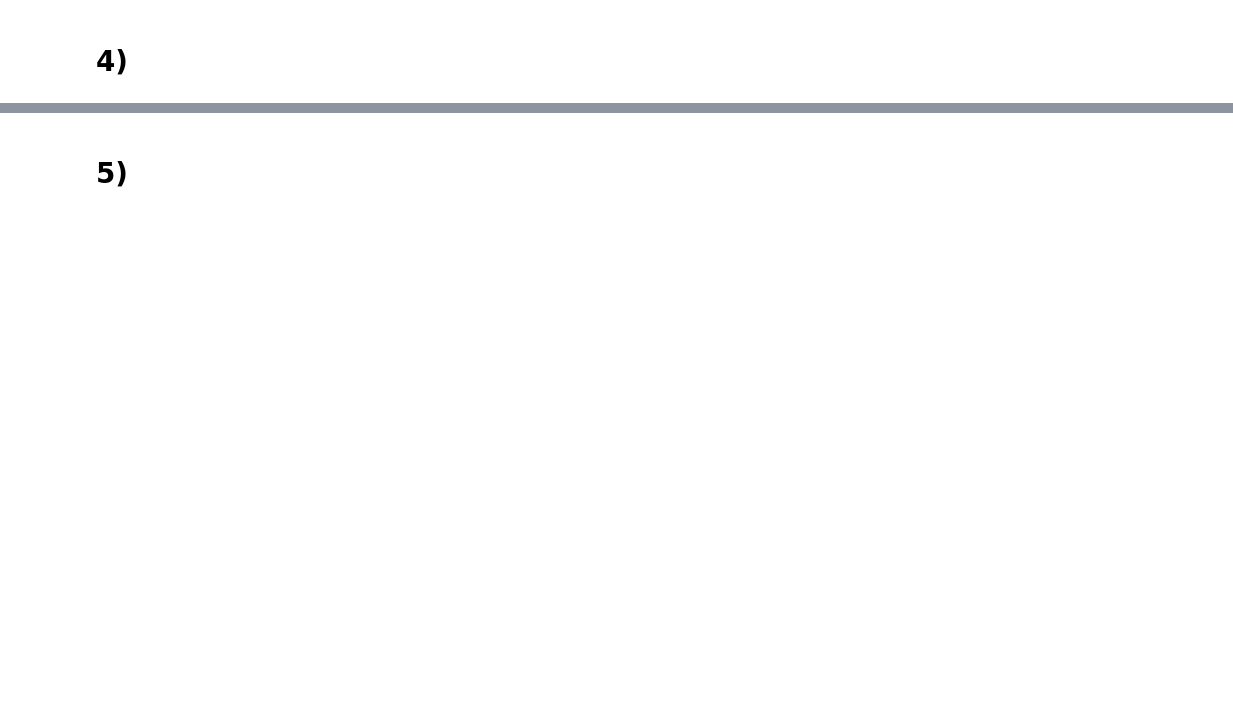
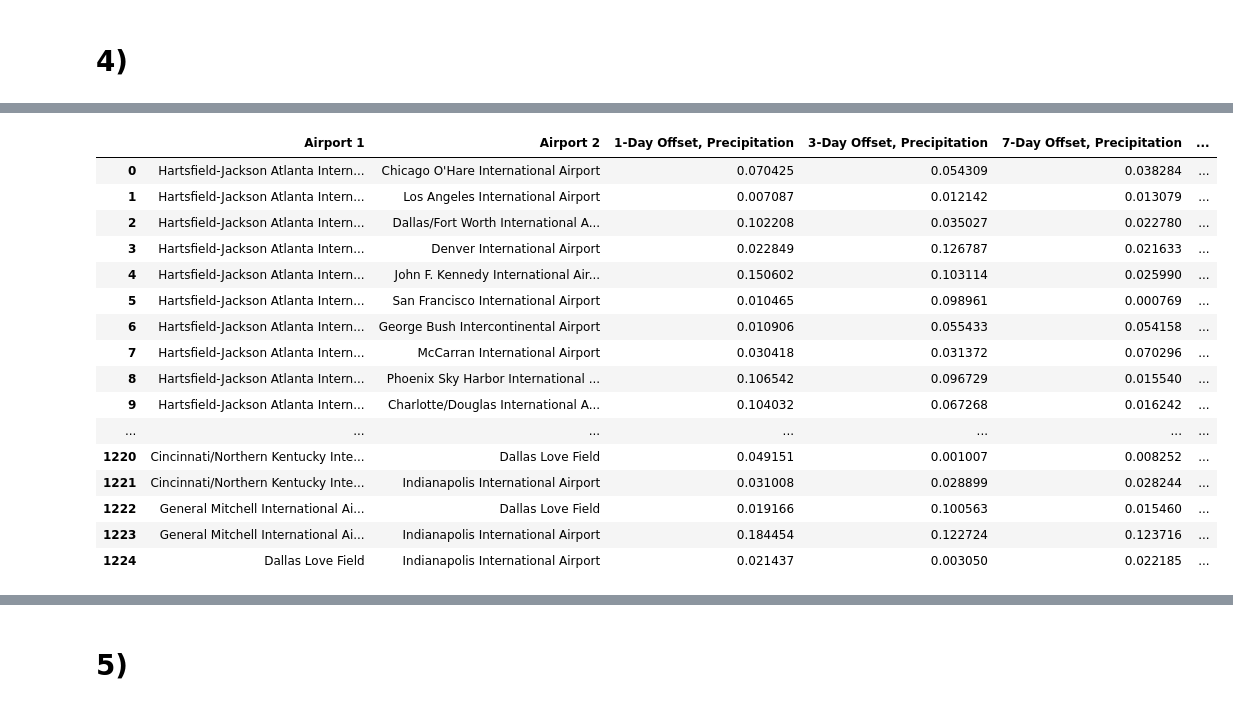
Before and after one commit to carinacheng/python-ay250-homework, a Jupyter notebook: hw5/hw_5_assignment.ipynb, the cells around one changed output, grey strips where cells are left out. Drawn from its saved outputs; the diff is of its cells as text; code cells hidden in the pictures; blank space fills up the shorter version.

```diff
--- a/hw5/hw_5_assignment.ipynb
+++ b/hw5/hw_5_assignment.ipynb
@@ -31,15 +31,15 @@ info_airports = '/Users/carinacheng/Desktop/Carina/UCBClasses/python-seminar/Hom
 df = pd.read_csv(info_airports, index_col='name') # index col is airport name
 names = df.index.tolist()
 
-# Populate table
+# Populate sqlite3 table which will contain airport names, cities, latitudes, and longitudes
 print('Top 50 Airports: \n')
 for aa,airport in enumerate(airports): # loop through top 50 airports
     try: # if airport names match exactly in both files
         lat = df.loc[airport]['latitude_deg'] # get latitude
         lon = df.loc[airport]['longitude_deg'] # get longitude
     except: # find closest matching airport name in second file
-        airport = airport.split('(')[0] # remove parentheticals in name
-        name = difflib.get_close_matches(airport,names)[0] # take closest matching airport name in second file
+        airport_short = airport.split('(')[0] # remove parentheticals in name
+        name = difflib.get_close_matches(airport_short,names)[0] # take closest matching airport name in second file
         lat = df.loc[name]['latitude_deg'] # get latitude
         lon = df.loc[name]['longitude_deg'] # get longitude
     print(str(aa+1)+'/'+str(len(airports))+': '+airport+' ('+cities[aa]+')')
@@ -47,13 +47,6 @@ for aa,airport in enumerate(airports): # loop through top 50 airports
     sql_cmd = ("INSERT INTO airports (name, city, latitude, longitude) VALUES " + str(data))
     cursor.execute(sql_cmd) # put data into table
 
-# Test query
-#sql_cmd = "SELECT * FROM airports WHERE latitude > 40" # query
-#cursor.execute(sql_cmd)
-#db_info = cursor.fetchall() # get all entries from the previous execution
-#for entry in db_info:
-#    print(entry)
-
 # Save and close
 connection.commit()
 connection.close()
@@ -133,25 +171,25 @@ connection.close()
 # %% [markdown]
 # 4)
 # %%
-def get_lat(a1,a2):
+def get_coord(a1,a2,key='longitude'):
     """
-    Extracts the latitude entries for two airports.
-        Inputs: a1 (airport 1), a2 (airport 2)
-        Outputs: lat1 (latitude 1), lat2 (latitude 2)
+    Extracts the latitude or longitude entries for two airportsy (given by key).
+        Inputs: a1 (airport 1), a2 (airport 2), key (latitude or longitude)
+        Outputs: data1, data2
     """
     try: # try single quotes around airport name
-        lat1 = cursor2.execute("SELECT latitude FROM airports WHERE name == '" + a1 + "'").fetchall()[0][0]
+        data1 = cursor2.execute("SELECT "+key+" FROM airports WHERE name == '" + a1 + "'").fetchall()[0][0]
     except: # if that doesn't work, try double quotes
-        lat1 = cursor2.execute('SELECT latitude FROM airports WHERE name == "' + a1 + '"').fetchall()[0][0]
+        data1 = cursor2.execute('SELECT '+key+' FROM airports WHERE name == "' + a1 + '"').fetchall()[0][0]
     try: # try single quotes around airport name
-        lat2 = cursor2.execute("SELECT latitude FROM airports WHERE name == '" + a2 + "'").fetchall()[0][0]
+        data2 = cursor2.execute("SELECT "+key+" FROM airports WHERE name == '" + a2 + "'").fetchall()[0][0]
     except: # if that doesn't work, try double quotes
-        lat2 = cursor2.execute('SELECT latitude FROM airports WHERE name == "' + a2 + '"').fetchall()[0][0]
-    return lat1,lat2
+        data2 = cursor2.execute('SELECT '+key+' FROM airports WHERE name == "' + a2 + '"').fetchall()[0][0]
+    return data1,data2
 
 def get_data(a1,a2,key='precipitation'):
     """
-    Extracts entries for two airports.
+    Extracts entries for two airports given by the key.
         Inputs: a1 (airport 1), a2 (airport 2), key (database key)
         Outputs: data1, data2
     """
@@ -178,16 +216,26 @@ def get_data(a1,a2,key='precipitation'):
 
 def compute_corr(a1,a2,offset=0):
     """
-    Computes correlation of precipitation and max temperature between two airports.
+    Computes the correlation of precipitation and max temperature between two airports.
         Inputs: a1 (airport1), a2 (airport2), offset (daily offset to compute correlation for)
         Outputs: corr_prec (correlation of precipitation), corr_temp (correlation of max temperature)
     """
-    lat1,lat2 = get_lat(a1,a2) # latitudes
+    lon1,lon2 = get_coord(a1,a2,key='longitude') # longitudes
     maxt1,maxt2 = get_data(a1,a2,key='max_temp') # max temps
     prec1,prec2 = get_data(a1,a2,key='precipitation') # precipitations
-    # figure out which dataset needs the offset
-    # apply offset
-    # compute correlation
+    if lon1 > lon2: # shift first airport data by offset (greater lontigude = more East = more delay in weather)
+        maxt1 = np.roll(maxt1,len(maxt1)-offset)
+        prec1 = np.roll(prec1,len(prec1)-offset)
+    else: # shift second airport data by offset
+        maxt2 = np.roll(maxt2,len(maxt2)-offset)
+        prec2 = np.roll(prec2,len(prec2)-offset)
+    changet1 = np.diff(maxt1) # daily differences
+    changet2 = np.diff(maxt2)
+    changep1 = np.diff(prec1)
+    changep2 = np.diff(prec2)
+    corr_t = np.corrcoef(changet1,changet2)[1][0]
+    corr_p = np.corrcoef(changep1,changep2)[1][0]
+    return np.abs(corr_p), np.abs(corr_t)
 
 # Connect to databases
 connection = sqlite3.connect("weather.db") # load database
@@ -195,8 +243,19 @@ cursor = connection.cursor()
 connection2 = sqlite3.connect("airports.db") # load database
 cursor2 = connection2.cursor()
 
-# Loop through all airport pairs
-stop = 3 # remove this later
-for aa,a1 in enumerate(airports[:stop]): # loop through airports
-    for a2 in airports[aa+1:stop]: # loop through all other airports to find pairs
-        corr = compute_corr(a1,a2,offset=1) # 1-day offset
+# Make pandas dataframe
+corr_table = pd.DataFrame(columns=["Airport 1","Airport 2","1-Day Offset, Precipitation","3-Day Offset, Precipitation",
+                                  "7-Day Offset, Precipitation","1-Day Offset, Max Temp","3-Day Offset, Max Temp",
+                                  "7-Day Offset, Max Temp"])
+
+# Loop through all airport pairs and populate dataframe
+for aa,a1 in enumerate(airports):
+    for a2 in airports[aa+1:]:
+        corr_p_1,corr_t_1 = compute_corr(a1,a2,offset=1) # 1-day offset
+        corr_p_3,corr_t_3 = compute_corr(a1,a2,offset=3) # 3-day offset
+        corr_p_7,corr_t_7 = compute_corr(a1,a2,offset=7) # 7-day offset
+        corr_table.loc[len(corr_table)] = (a1,a2,corr_p_1,corr_p_3,corr_p_7,corr_t_1,corr_t_3,corr_t_7) # save to table
+
+print("Correlation strengths between every pair of airports for daily changes of precipitation and maximum temperature, for 1,3, and 7 day offsets: \n")
+corr_table # show table
+# %% [output]
@@ -202,0 +263,17 @@ for aa,a1 in enumerate(airports[:stop]): # loop through airports
+|  | Airport 1 | Airport 2 | 1-Day Offset, Precipitation | 3-Day Offset, Precipitation | 7-Day Offset, Precipitation | ... |
+| 0 | Hartsfield-Jackson Atlanta Intern... | Chicago O'Hare International Airport | 0.070425 | 0.054309 | 0.038284 | ... |
+| 1 | Hartsfield-Jackson Atlanta Intern... | Los Angeles International Airport | 0.007087 | 0.012142 | 0.013079 | ... |
+| 2 | Hartsfield-Jackson Atlanta Intern... | Dallas/Fort Worth International A... | 0.102208 | 0.035027 | 0.022780 | ... |
+| 3 | Hartsfield-Jackson Atlanta Intern... | Denver International Airport | 0.022849 | 0.126787 | 0.021633 | ... |
+| 4 | Hartsfield-Jackson Atlanta Intern... | John F. Kennedy International Air... | 0.150602 | 0.103114 | 0.025990 | ... |
+| 5 | Hartsfield-Jackson Atlanta Intern... | San Francisco International Airport | 0.010465 | 0.098961 | 0.000769 | ... |
+| 6 | Hartsfield-Jackson Atlanta Intern... | George Bush Intercontinental Airport | 0.010906 | 0.055433 | 0.054158 | ... |
+| 7 | Hartsfield-Jackson Atlanta Intern... | McCarran International Airport | 0.030418 | 0.031372 | 0.070296 | ... |
+| 8 | Hartsfield-Jackson Atlanta Intern... | Phoenix Sky Harbor International ... | 0.106542 | 0.096729 | 0.015540 | ... |
+| 9 | Hartsfield-Jackson Atlanta Intern... | Charlotte/Douglas International A... | 0.104032 | 0.067268 | 0.016242 | ... |
+| ... | ... | ... | ... | ... | ... | ... |
+| 1220 | Cincinnati/Northern Kentucky Inte... | Dallas Love Field | 0.049151 | 0.001007 | 0.008252 | ... |
+| 1221 | Cincinnati/Northern Kentucky Inte... | Indianapolis International Airport | 0.031008 | 0.028899 | 0.028244 | ... |
+| 1222 | General Mitchell International Ai... | Dallas Love Field | 0.019166 | 0.100563 | 0.015460 | ... |
+| 1223 | General Mitchell International Ai... | Indianapolis International Airport | 0.184454 | 0.122724 | 0.123716 | ... |
+| 1224 | Dallas Love Field | Indianapolis International Airport | 0.021437 | 0.003050 | 0.022185 | ... |
```
Also changed, not shown: parts of 4 cells of this notebook.
